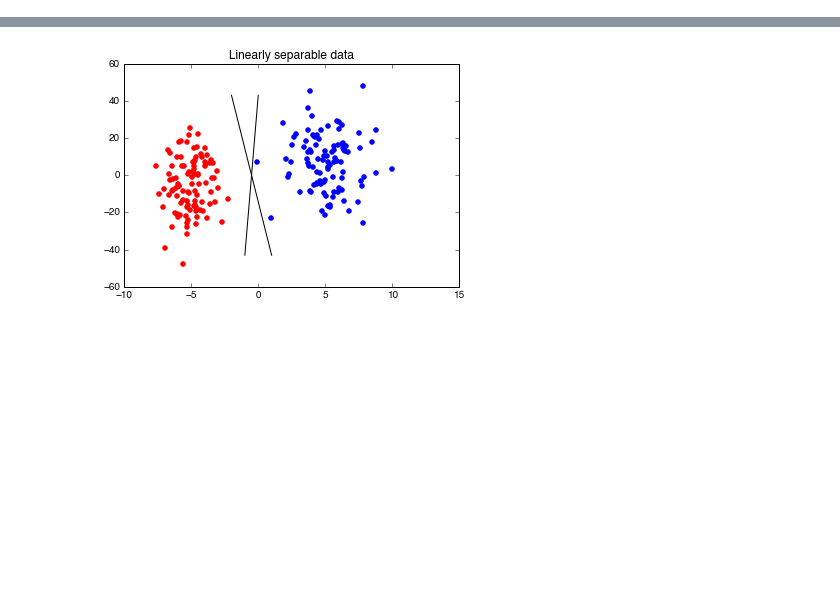
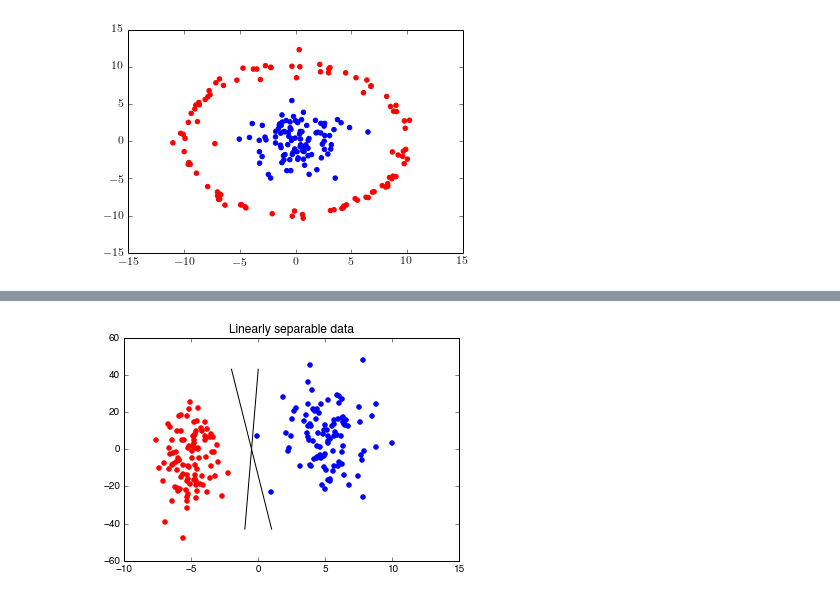
Before and after one commit to davidrosenberg/mlcourse, a Jupyter notebook: Labs/scripts/svm-linearly separable.ipynb, the cells around one changed output, grey strips where cells are left out. Drawn from its saved outputs; the diff is of its cells as text; code cells hidden in the pictures; blank space fills up the shorter version.

Commit message:
update plots

```diff
--- a/Labs/scripts/svm-linearly separable.ipynb
+++ b/Labs/scripts/svm-linearly separable.ipynb
@@ -6,3 +6,24 @@ import numpy as np
 from matplotlib import rc
 rc('font',**{'family':'sans-serif','sans-serif':['Helvetica'],'weight':'heavy','size':'12'})
 rc('text', usetex=True)
+# %%
+#centered
+x1 = np.random.normal(0, 2, 100)
+y1 = np.random.normal(0, 2, 100)
+
+#circular
+x2 = np.random.normal(0, 3, 100)
+y2 = np.random.normal(0, 3, 100)
+lengths = []
+for i in range(100):
+    lengths.append((x2[i]**2 + y2[i]**2)**(0.5) + np.random.normal(0, 0.1) )
+x2 /= lengths
+y2 /= lengths
+# %%
+plt.scatter(x1, y1, color = 'b')
+plt.scatter(x2*10, y2*10, color = 'r')
+#for the midterm
+PATHFIG = "/Users/LeVent/Dropbox (Personal)/Apps/ShareLaTeX/mlcourse/midterm_figures/"
+plt.savefig(PATHFIG + "SVM_nonLinear.pdf", layout = "tight")
+# %% [output]
+[figure, added]
```
Also changed, not shown: parts of 4 cells of this notebook.
